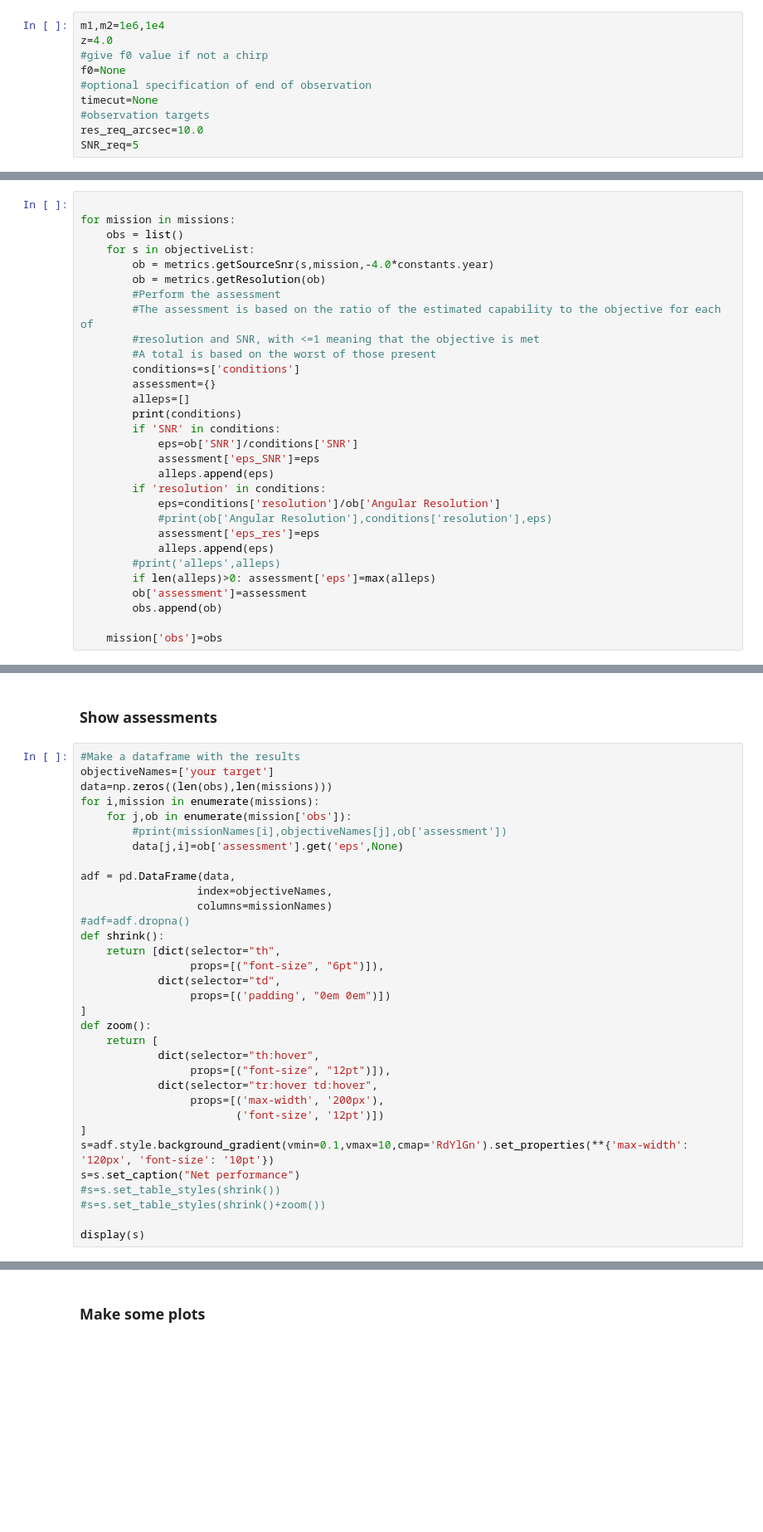
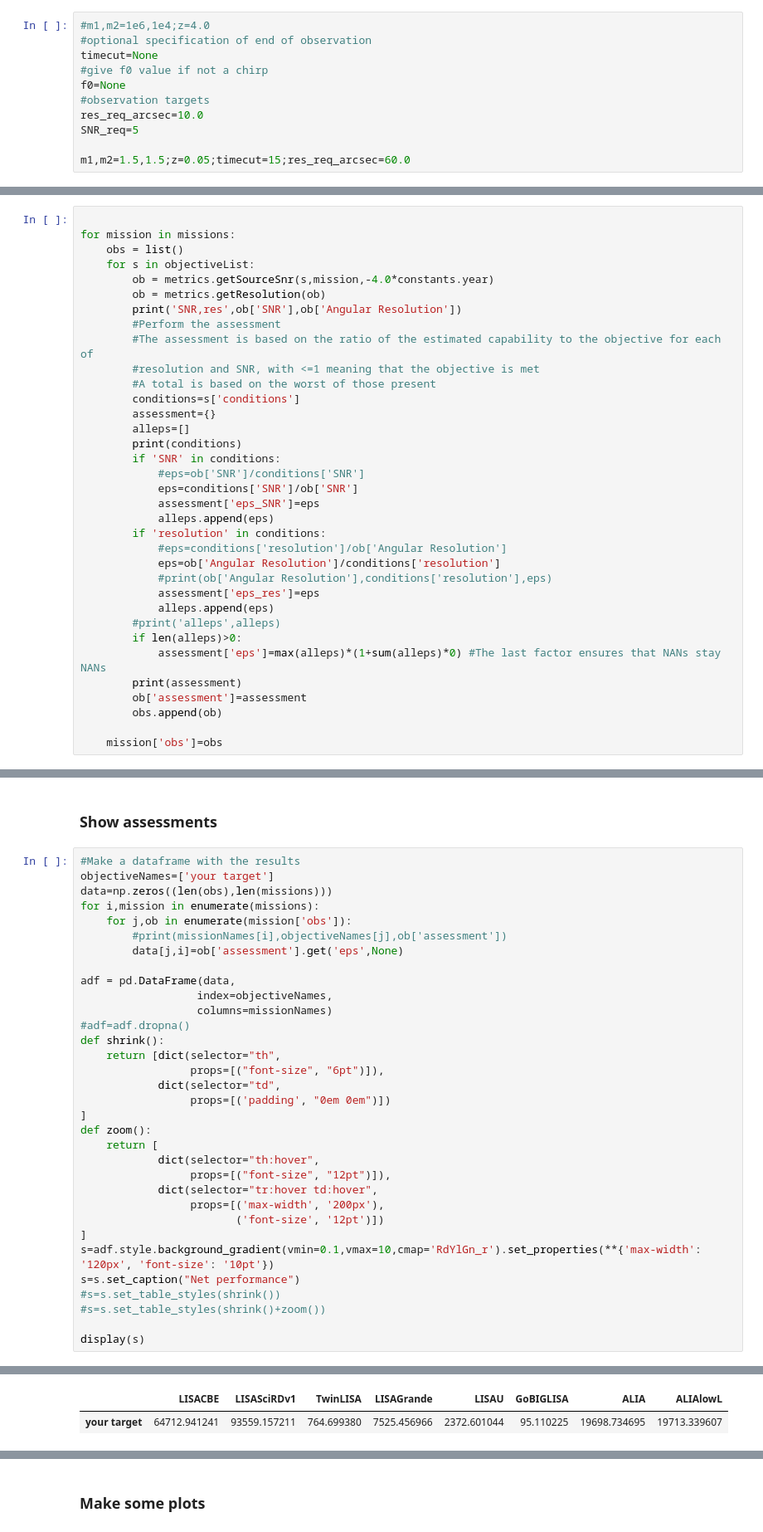
Before and after one commit to JohnGBaker/GWI-metrics, a Jupyter notebook: Notebooks/Target Assessor.ipynb, the cells around one changed output, grey strips where cells are left out. Shown: that part at 83% size. Drawn from its saved outputs; the diff is of its cells as text; blank space fills up the shorter version.

Commit message:
Fixed the targets assessment (and changed name).  This had become broken in June. Still uses the old assessment.

```diff
--- a/Notebooks/Target Assessor.ipynb
+++ b/Notebooks/Target Assessor.ipynb
@@ -34,15 +34,16 @@ from astropy import units as u
 # %% [markdown]
 ### Edit target info:
 # %%
-m1,m2=1e6,1e4
-z=4.0
+#m1,m2=1e6,1e4;z=4.0
+#optional specification of end of observation
+timecut=None
 #give f0 value if not a chirp
 f0=None
-#optional specification of end of observation
-timecut=None
 #observation targets
 res_req_arcsec=10.0
 SNR_req=5
+
+m1,m2=1.5,1.5;z=0.05;timecut=15;res_req_arcsec=60.0
 # %% [markdown]
 ### Define the set of concepts
 Here we load in a set of the pre-defined concepts, or you can define your own
@@ -100,6 +101,7 @@ for mission in missions:
     for s in objectiveList:
         ob = metrics.getSourceSnr(s,mission,-4.0*constants.year)
         ob = metrics.getResolution(ob)
+        print('SNR,res',ob['SNR'],ob['Angular Resolution'])
         #Perform the assessment
         #The assessment is based on the ratio of the estimated capability to the objective for each of
         #resolution and SNR, with <=1 meaning that the objective is met
@@ -109,16 +111,20 @@ for mission in missions:
         alleps=[]
         print(conditions)
         if 'SNR' in conditions:
-            eps=ob['SNR']/conditions['SNR']
+            #eps=ob['SNR']/conditions['SNR']
+            eps=conditions['SNR']/ob['SNR']
             assessment['eps_SNR']=eps
             alleps.append(eps)
         if 'resolution' in conditions:
-            eps=conditions['resolution']/ob['Angular Resolution']
+            #eps=conditions['resolution']/ob['Angular Resolution']
+            eps=ob['Angular Resolution']/conditions['resolution']
             #print(ob['Angular Resolution'],conditions['resolution'],eps)
             assessment['eps_res']=eps
             alleps.append(eps)
         #print('alleps',alleps)
-        if len(alleps)>0: assessment['eps']=max(alleps)
+        if len(alleps)>0:
+            assessment['eps']=max(alleps)*(1+sum(alleps)*0) #The last factor ensures that NANs stay NANs
+        print(assessment)
         ob['assessment']=assessment
         obs.append(ob)
 
@@ -165,9 +176,10 @@ def zoom():
                  props=[('max-width', '200px'),
                         ('font-size', '12pt')])
 ]
-s=adf.style.background_gradient(vmin=0.1,vmax=10,cmap='RdYlGn').set_properties(**{'max-width': '120px', 'font-size': '10pt'})
+s=adf.style.background_gradient(vmin=0.1,vmax=10,cmap='RdYlGn_r').set_properties(**{'max-width': '120px', 'font-size': '10pt'})
 s=s.set_caption("Net performance")
 #s=s.set_table_styles(shrink())
 #s=s.set_table_styles(shrink()+zoom())
 
 display(s)
+# %% [output]
@@ -174,3 +187,5 @@ display(s)
+|  | LISACBE | LISASciRDv1 | TwinLISA | LISAGrande | LISAU | GoBIGLISA | ALIA | ALIAlowL |
+| your target | 64712.941241 | 93559.157211 | 764.699380 | 7525.456966 | 2372.601044 | 95.110225 | 19698.734695 | 19713.339607 |
 # %%
 #Make a dataframe with the results
 objectiveNames=['your target']
```
Also changed, not shown: parts of 7 cells of this notebook, 4 other files.
